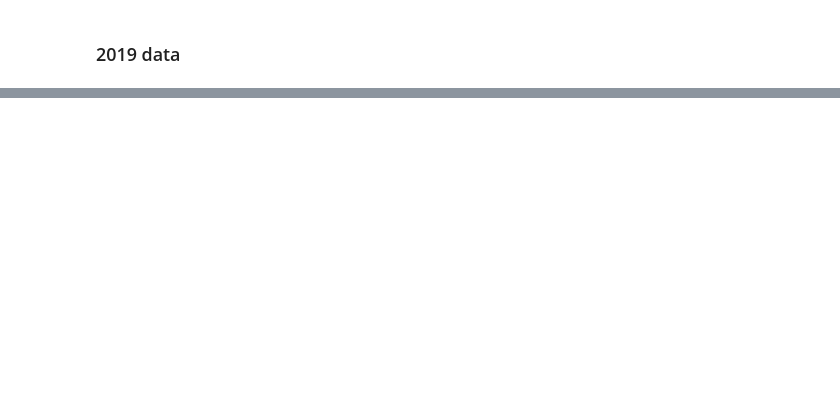
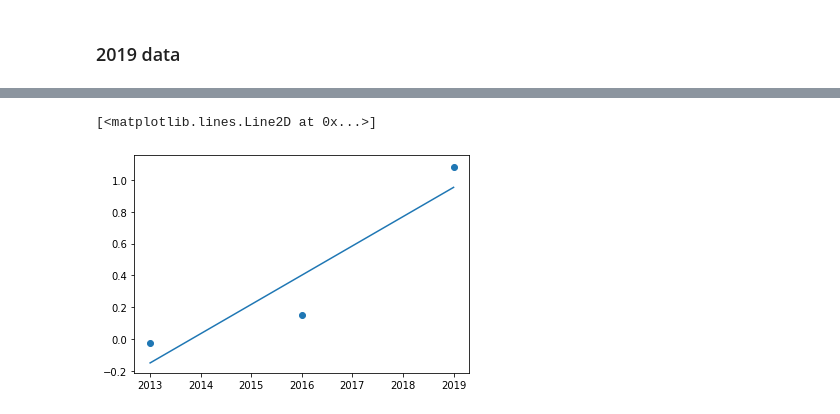
Before and after one commit to xuelianzhang8888/131-group-project, a Jupyter notebook: data set.ipynb, the cells around one changed output, grey strips where cells are left out. Saved outputs shown, nothing was run; the diff lists cells and outputs as text; code cells hidden in the pictures; blank space fills up the shorter version.

```diff
--- a/data set.ipynb
+++ b/data set.ipynb
@@ -251,0 +334,10 @@ See the caveats in the documentation: http://pandas.pydata.org/pandas-docs/stabl
+# %%
+p_pred = model.predict(year)
+plt.scatter(year,p)
+plt.plot(year,p_pred)
+plt.title('linear model')
+plt.xlabel('year')
+plt.ylabel('percentage of increase ')
+# %% [output]
+[<matplotlib.lines.Line2D at 0x...>]
+[figure, added]
```
Also changed, not shown: parts of 25 cells of this notebook.
